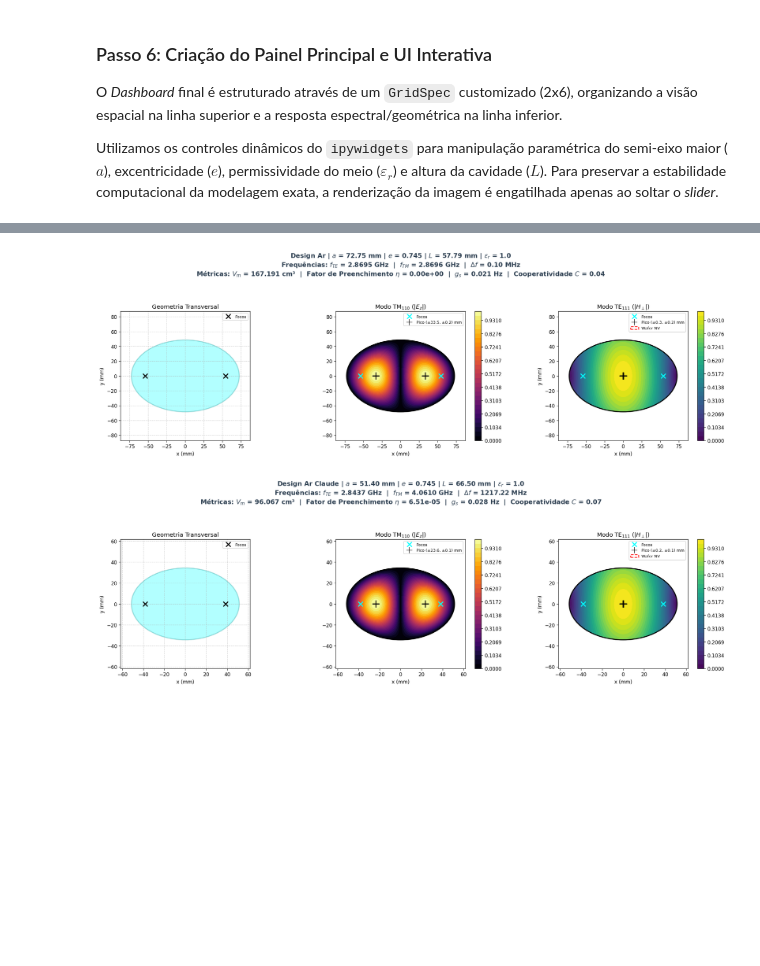
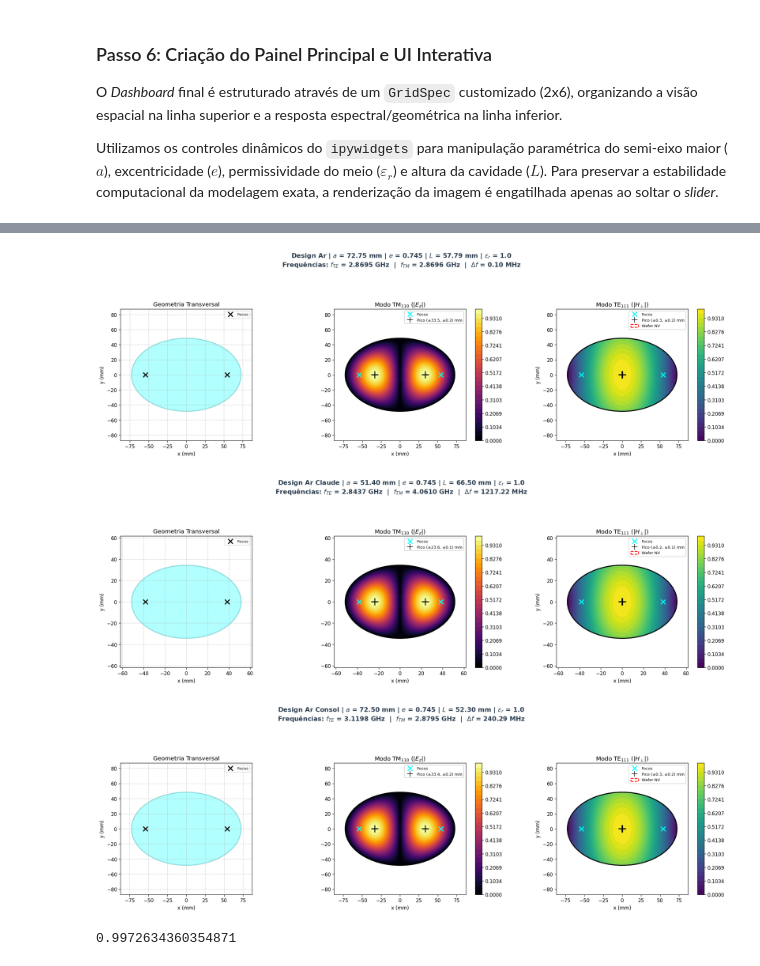
Before and after one commit to Filipeandrade112/Cavidade, a Jupyter notebook: codigo_2 copy 3.ipynb, the cells around one changed output, grey strips where cells are left out. Drawn from its saved outputs; the diff is of its cells as text; code cells hidden in the pictures; blank space fills up the shorter version.

```diff
--- a/codigo_2 copy 3.ipynb
+++ b/codigo_2 copy 3.ipynb
@@ -370,7 +370,6 @@ def plotar_caso_fixo_1x3(a, e, L, er, titulo="Caso: Degenerescência"):
     info_text = (
         f"{titulo} | $a$ = {a:.2f} mm | $e$ = {e:.3f} | $L$ = {L:.2f} mm | $\\varepsilon_r$ = {er}\n"
         f"Frequências: $f_{{TE}}$ = {fte:.4f} GHz  |  $f_{{TM}}$ = {ftm:.4f} GHz  |  $\\Delta f$ = {df_mhz:.2f} MHz\n"
-        f"Métricas: $V_m$ = {Vm:.3f} cm³  |  Fator de Preenchimento $\\eta$ = {eta:.2e}  |  $g_s$ = {gs:.3f} Hz  |  Cooperatividade $C$ = {C:.2f}"
     )
     fig.suptitle(info_text, fontsize=13, fontweight='bold', color='#2C3E50', y=1.08)
 
@@ -543,24 +563,36 @@ if __name__ == '__main__':
 # %%
 # =====================================================================
 # EXECUÇÃO DO CASO FIXO (EXEMPLO: AR)
 # =====================================================================
 if __name__ == '__main__':
 
     plotar_caso_fixo_1x3(
         a = 72.75,
         e = 0.745, # np.sqrt(1 - (3.80/5.70)**2), # e calculado pelos semi-eixos a=5.70 e b=3.80
         L = 57.79,
         er= 1.0,
         titulo="Design Ar"
     )
 
     plotar_caso_fixo_1x3(
         a = 51.4,
         e = np.sqrt(1 - (34.3/51.4)**2), # e calculado pelos semi-eixos a=5.70 e b=3.80
         L = 66.5,
         er= 1.0,
         titulo="Design Ar Claude"
     )
+
+    plotar_caso_fixo_1x3(
+        a = 72.5,
+        e = 0.745, # np.sqrt(1 - (34.3/51.4)**2), # e calculado pelos semi-eixos a=5.70 e b=3.80
+        L = 52.30,
+        er= 1.0,
+        titulo="Design Ar Consol"
+    )
+
+print(np.sqrt(1 - (3.80/51.4)**2))
 # %% [output]
-[figure, old version]
+[figure, new version]
-[figure, old version]
+[figure, new version]
+[figure, added]
+0.9972634360354871
```
Also changed, not shown: parts of 3 cells of this notebook, 10 other files.
